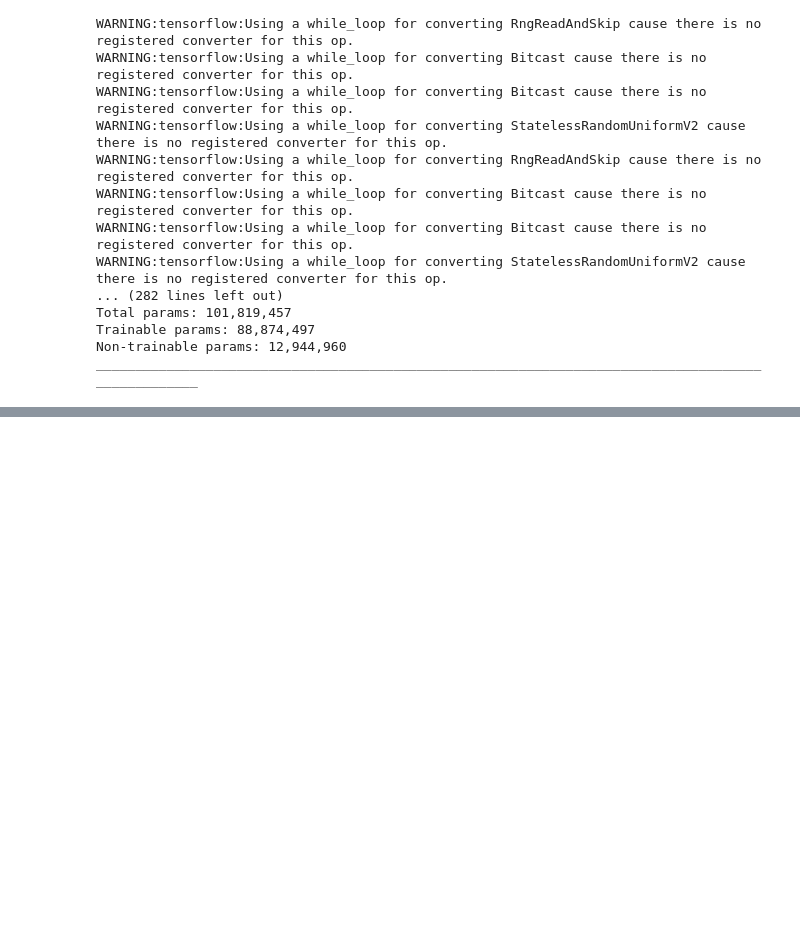
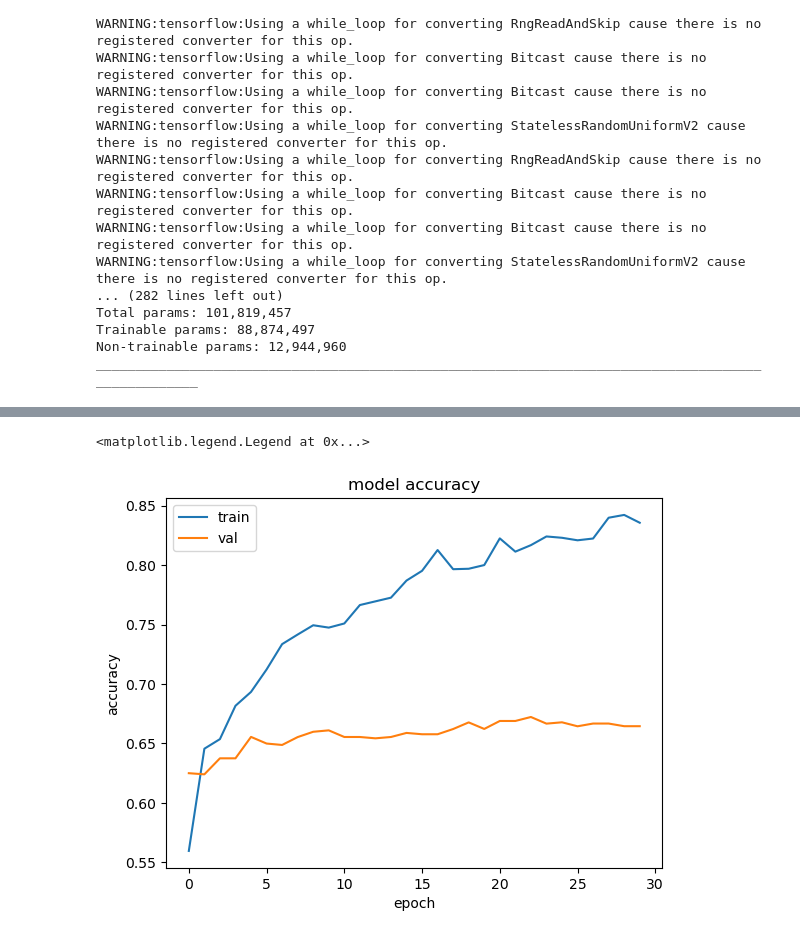
Before and after one commit to RivenLUO/UrbanStreetviewPerception, a Jupyter notebook: q2_hpmodel_training.ipynb, the cells around one changed output, grey strips where cells are left out. Saved outputs shown, nothing was run; the diff lists cells and outputs as text; code cells hidden in the pictures; blank space fills up the shorter version.

```diff
--- a/q2_hpmodel_training.ipynb
+++ b/q2_hpmodel_training.ipynb
@@ -65,14 +65,16 @@ build_model(kt.HyperParameters())
 
 val_rank_accuracy_obj = kt.Objective("val_ranking_accuracy", direction="max")
 
+hp_date = '053123'
+
 tuner = kt.BayesianOptimization(
     build_model,
     objective=[val_rank_accuracy_obj],
-    max_trials=25,
+    max_trials=24,
     executions_per_trial=4,
     overwrite=False,
     directory='model_results/Q2/hp_tuning',
-    project_name="hptuning_ranking_230521",
+    project_name="hptuning_ranking_" + hp_date,
 )
 # %% [output]
 WARNING:tensorflow:Using a while_loop for converting RngReadAndSkip cause there is no registered converter for this op.
@@ -170,3 +172,26 @@ Total params: 101,819,457
 Trainable params: 88,874,497
 Non-trainable params: 12,944,960
 __________________________________________________________________________________________________
+# %%
+# retrain the best model from saved architecture
+from keras import models,callbacks
+from source_codes.ranking_models_hptunable import ranking_loss,ranking_accuracy
+save_dir = "model_results/Q2/hp_tuning/hptuning_ranking_230521"
+best_model_retrain = models.load_model(os.path.join(save_dir, 'best_model_0_architecture.h5'),custom_objects={'ranking_loss': ranking_loss,'ranking_accuracy':ranking_accuracy})
+best_model_retrain.summary()
+
+early_stopping = callbacks.EarlyStopping(
+    monitor="val_loss",
+    patience=10,
+    mode='min',
+    restore_best_weights=True
+)
+
+history = best_model_retrain.fit(
+    x=[x_left_training, x_right_training],
+    y=y_training,
+    epochs=30,
+    batch_size=32,
+    validation_data=([x_left_val, x_right_val], y_val),
+    callbacks=[early_stopping]
+)
@@ -172,0 +221,12 @@ ________________________________________________________________________________
+# %%
+# plot training history
+import matplotlib.pyplot as plt
+plt.plot(history.history['ranking_accuracy'])
+plt.plot(history.history['val_ranking_accuracy'])
+plt.title('model accuracy')
+plt.ylabel('accuracy')
+plt.xlabel('epoch')
+plt.legend(['train', 'val'], loc='upper left')
+# %% [output]
+<matplotlib.legend.Legend at 0x...>
+[figure, added]
```
Also changed, not shown: parts of 2 cells of this notebook, 1 other file.
